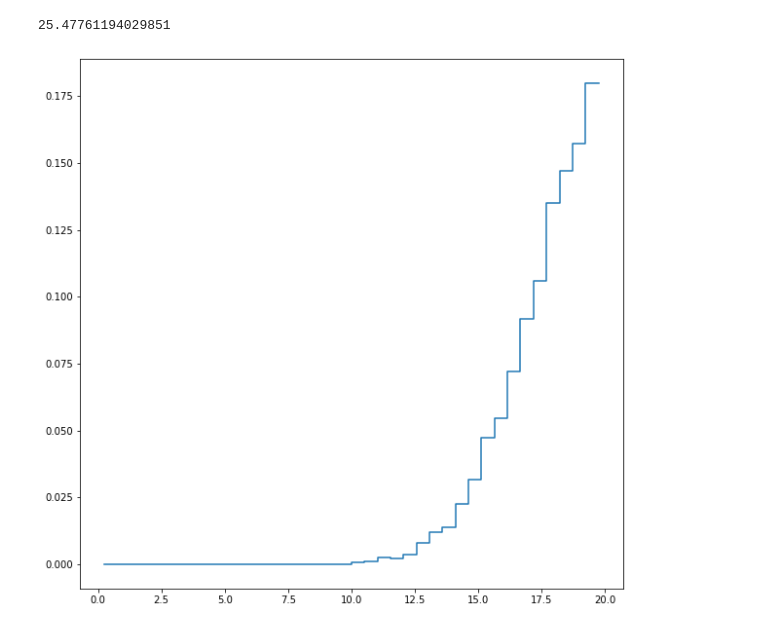
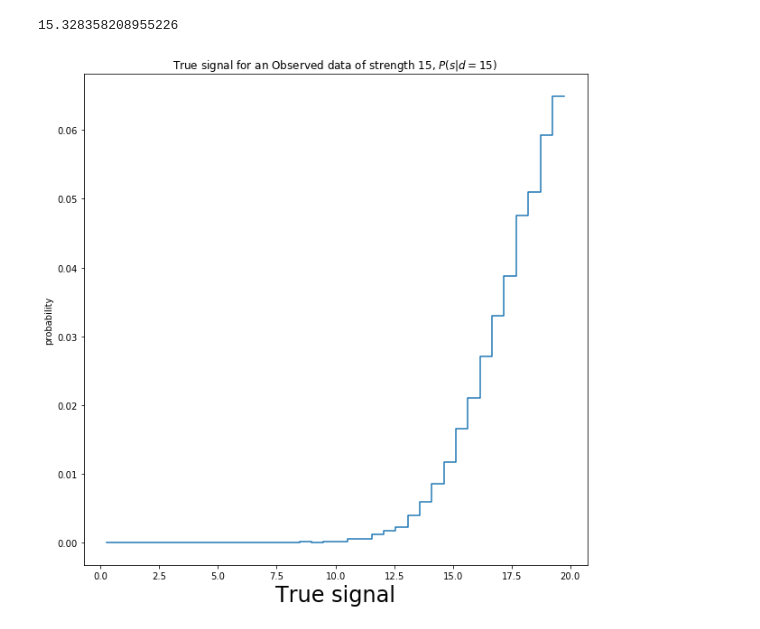
Before and after one commit to GammasBox/phys434Lab, a Jupyter notebook: HW5.ipynb, the cells around one changed output. Drawn from its saved outputs; the diff is of its cells as text; code cells hidden in the pictures.

```diff
--- a/HW5.ipynb
+++ b/HW5.ipynb
@@ -87,7 +98,10 @@ Text(0.5, 0, 'Observed data')
-# %%
-plt.matplotlib.pyplot.step(signalcenters,Psd[64]/np.trapz(Psd[64]))
-temp[64]
-# %% [output]
-25.47761194029851
-[figure, removed]
+# %%
+plt.matplotlib.pyplot.step(signalcenters,Psd[64]/np.trapz(Psd[44]))
+plt.ylabel('probability')
+plt.title('True signal for an Observed data of strength 15, $P(s|d=15)$')
+plt.xlabel('True signal', fontsize = 24)
+temp[44]
+# %% [output]
+15.328358208955226
+[figure, added]
 # %%
```
Also changed, not shown: parts of 13 cells of this notebook, 1 other file.
